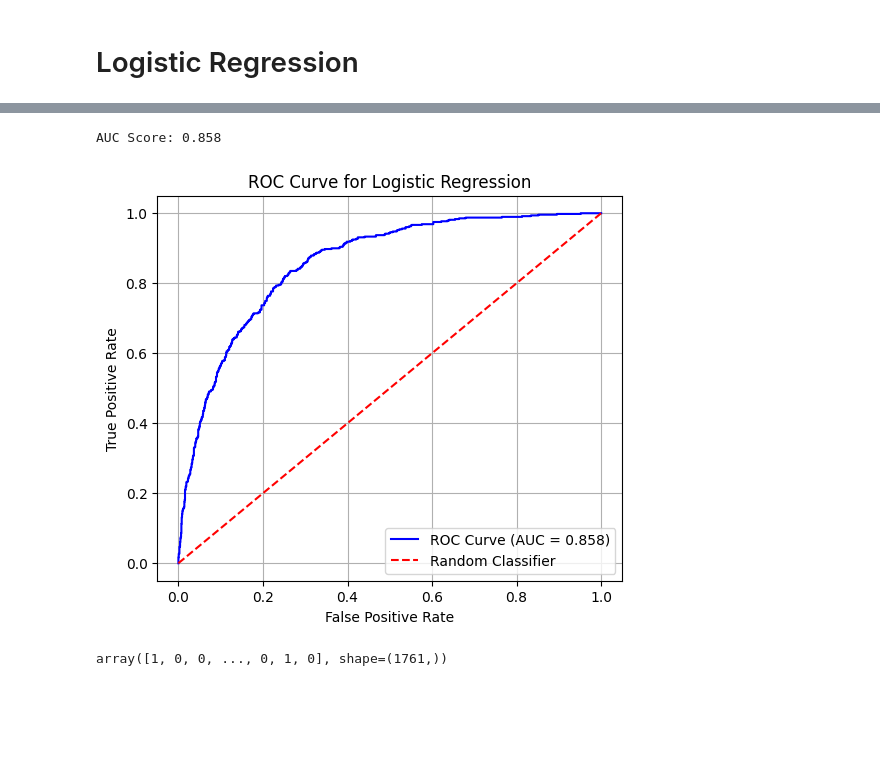
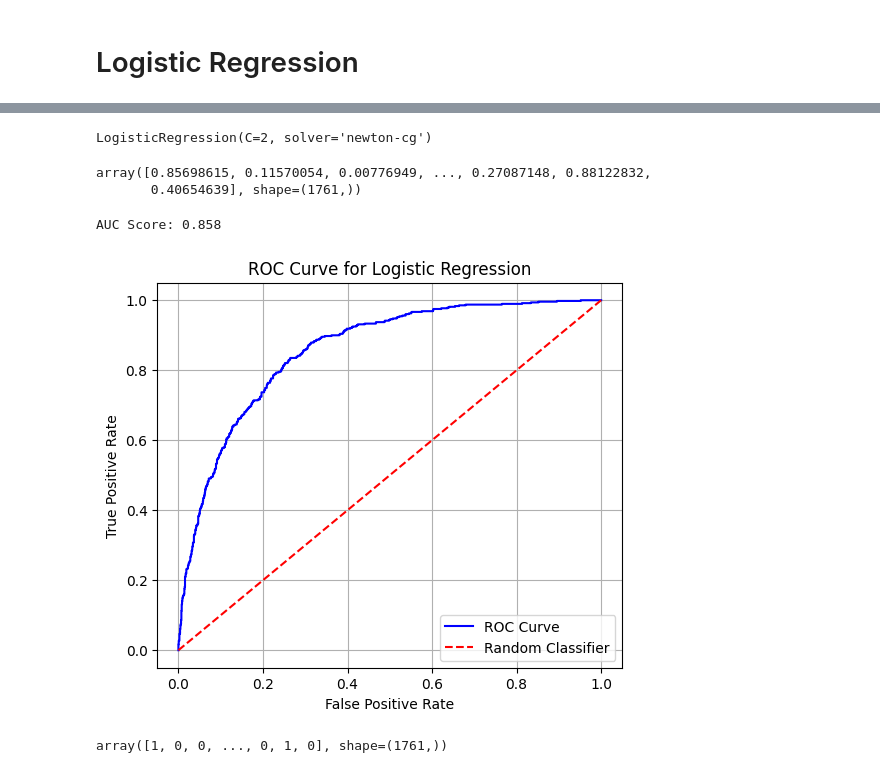
Before and after one commit to snehangshu2002/Customer-Churn-Prediction, a Jupyter notebook: customer.ipynb, the cells around one changed output, grey strips where cells are left out. Cells and saved outputs as stored; diff of their text form; code cells hidden in the pictures; blank space fills up the shorter version.

Commit message:
logistic reg update

```diff
--- a/customer.ipynb
+++ b/customer.ipynb
@@ -506,0 +473,2 @@ array([0.85699228, 0.11569491, 0.00775924, ..., 0.27085671, 0.88126371,
+# %%
+logistic_grid.fit(X_train_smote,y_train_smote)
@@ -507,6 +509,17 @@ array([0.85699228, 0.11569491, 0.00775924, ..., 0.27085671, 0.88126371,
+# %%
+logistic_regression_model = LogisticRegression(C= 2, max_iter = 100, penalty = 'l2',solver= 'newton-cg')
+logistic_regression_model.fit(X_train_smote,y_train_smote)
+# %% [output]
+LogisticRegression(C=2, solver='newton-cg')
+# %%
+y_pred_prob_lr=logistic_regression_model.predict_proba(X_test_scaled)[:,1]
+y_pred_prob_lr
+# %% [output]
+array([0.85698615, 0.11570054, 0.00776949, ..., 0.27087148, 0.88122832,
+       0.40654639], shape=(1761,))
 # %%
 from sklearn.metrics import roc_curve, roc_auc_score
 # %%
 # Compute ROC curve
-fpr, tpr, thresholds = roc_curve(y_test, y_pred_prob)
+fpr, tpr, thresholds = roc_curve(y_test, y_pred_prob_lr)
 # %%
@@ -517,13 +530,13 @@ AUC Score: 0.858
 # %%
 # Plot ROC curve
 plt.figure(figsize=(6, 5))
-plt.plot(fpr, tpr, color='blue', label=f'ROC Curve (AUC = {auc:.3f})')
+plt.plot(fpr, tpr, color='blue', label=f'ROC Curve')
 plt.plot([0, 1], [0, 1], color='red', linestyle='--', label='Random Classifier')
 plt.title('ROC Curve for Logistic Regression')
 plt.xlabel('False Positive Rate')
 plt.ylabel('True Positive Rate')
 plt.legend()
 plt.grid(True)
 plt.show()
 # %% [output]
-[figure, old version]
+[figure, new version]
```
Also changed, not shown: parts of 22 cells of this notebook.
